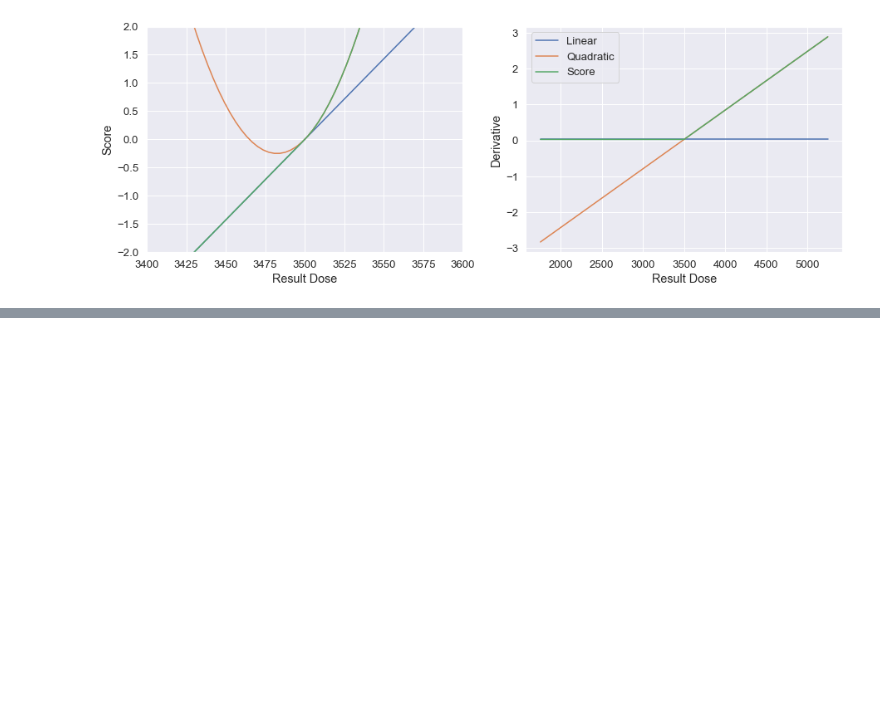
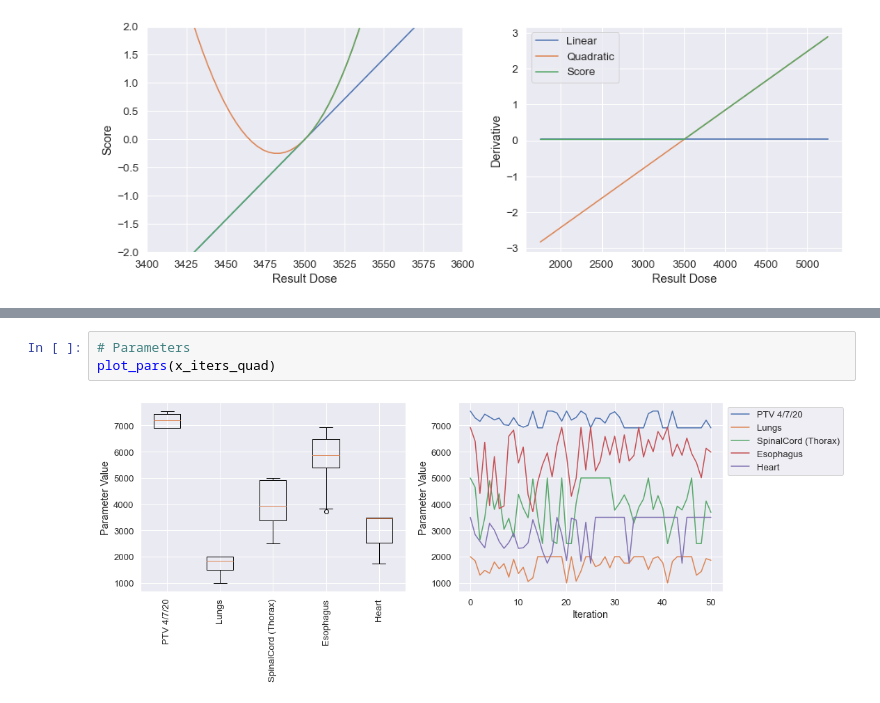
Before and after one commit to kels271828/RayBay, a Jupyter notebook: results/newPatient.ipynb, the cells around one changed output, grey strips where cells are left out. Cells and saved outputs as stored; diff of their text form; blank space fills up the shorter version.

```diff
--- a/results/newPatient.ipynb
+++ b/results/newPatient.ipynb
@@ -305,0 +321,5 @@ plt.legend(['Linear', 'Quadratic', 'Score']);
+# %%
+# Parameters
+plot_pars(x_iters_quad)
+# %% [output]
+[figure, added]
```
Also changed, not shown: parts of 20 cells of this notebook, 18 other files.
